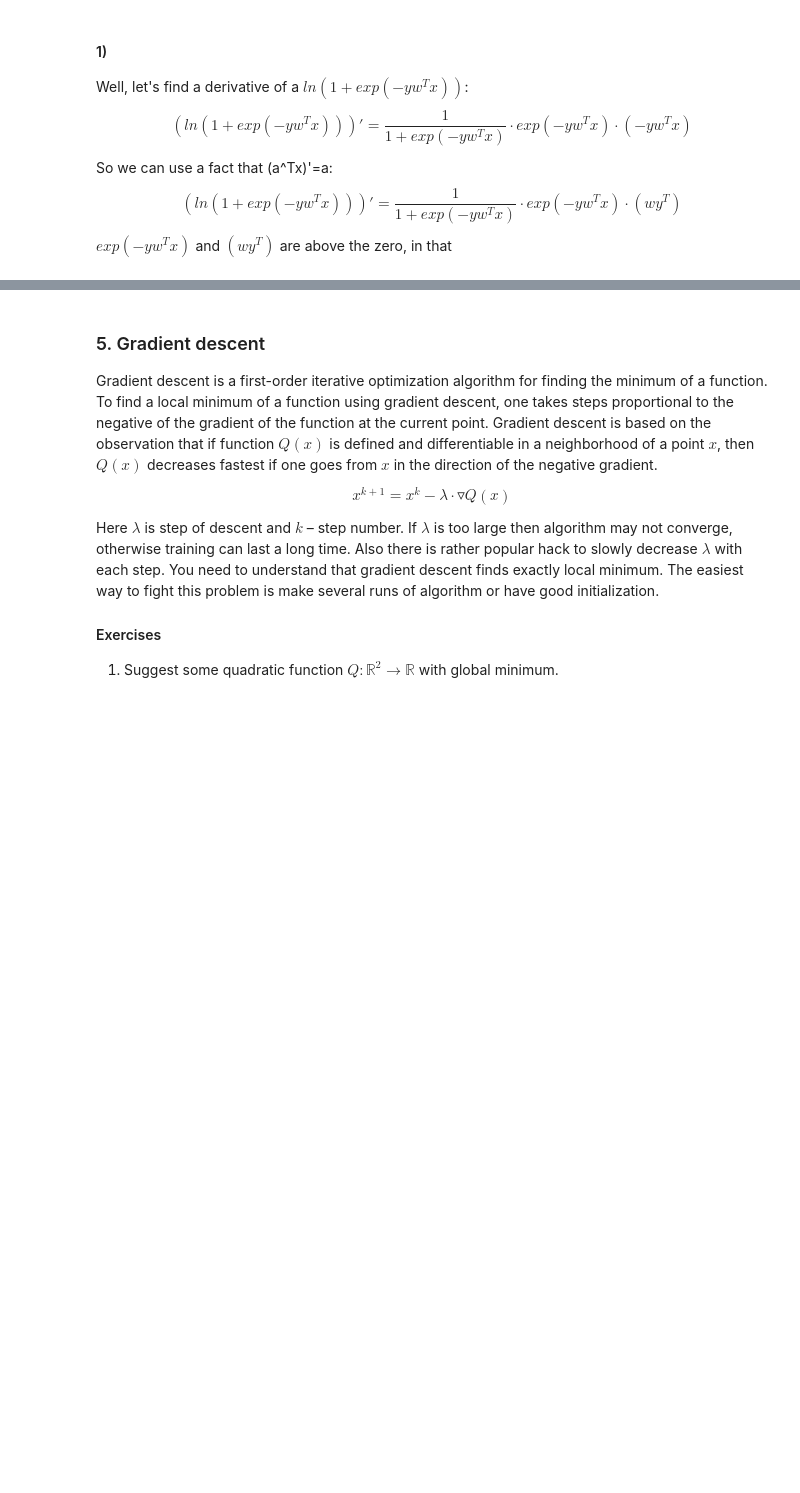
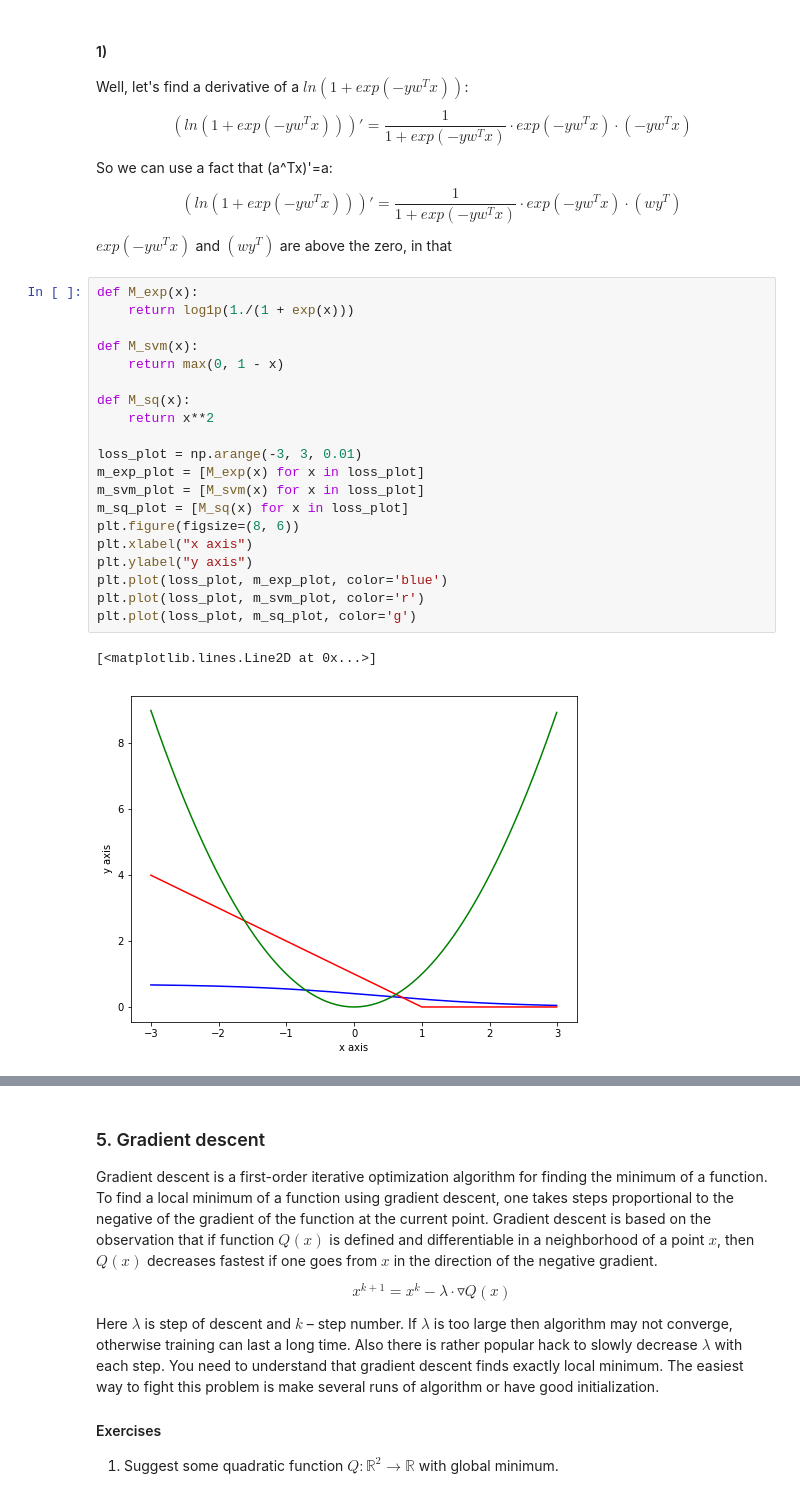
Before and after one commit to anrodigina/SQuAD, a Jupyter notebook: lab-1.ipynb, the cells around one changed output, grey strips where cells are left out. Drawn from its saved outputs; the diff is of its cells as text; blank space fills up the shorter version.

```diff
--- a/lab-1.ipynb
+++ b/lab-1.ipynb
@@ -310,3 +310,26 @@ $$(ln(1+exp(-yw^Tx)))' = \frac{1}{1+exp(-yw^Tx)}\cdot exp(-yw^Tx)\cdot(-yw^Tx)$$
 So we can use a fact that (a^Tx)'=a:
 $$(ln(1+exp(-yw^Tx)))'=\frac{1}{1+exp(-yw^Tx)}\cdot exp(-yw^Tx)\cdot (wy^T)$$
 $exp(-yw^Tx)$ and $(wy^T)$ are above the zero, in that
+# %%
+def M_exp(x):
+    return log1p(1./(1 + exp(x)))
+
+def M_svm(x):
+    return max(0, 1 - x)
+
+def M_sq(x):
+    return x**2
+
+loss_plot = np.arange(-3, 3, 0.01)
+m_exp_plot = [M_exp(x) for x in loss_plot]
+m_svm_plot = [M_svm(x) for x in loss_plot]
+m_sq_plot = [M_sq(x) for x in loss_plot]
+plt.figure(figsize=(8, 6))
+plt.xlabel("x axis")
+plt.ylabel("y axis")
+plt.plot(loss_plot, m_exp_plot, color='blue')
+plt.plot(loss_plot, m_svm_plot, color='r')
+plt.plot(loss_plot, m_sq_plot, color='g')
+# %% [output]
+[<matplotlib.lines.Line2D at 0x...>]
+[figure, added]
```
Also changed, not shown: parts of 14 cells of this notebook.
